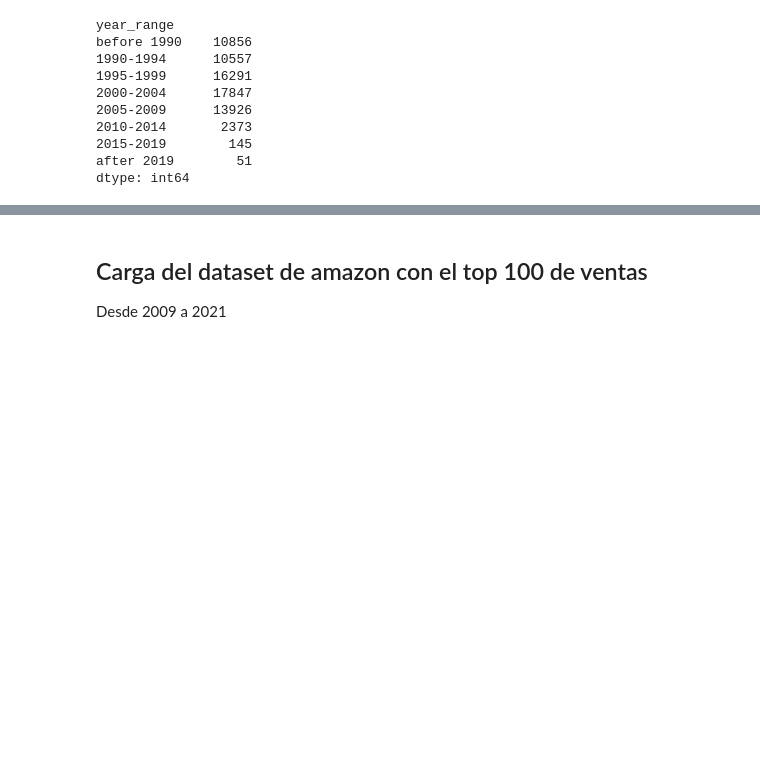
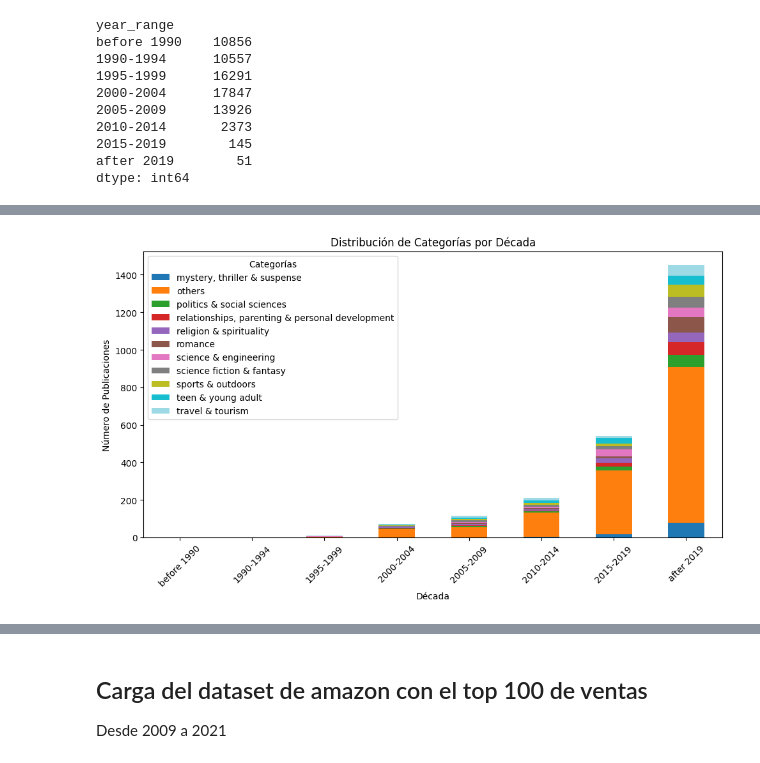
Before and after one commit to 4nn-1sM/Mercado_literario, a Jupyter notebook: notebooks/kindle.ipynb, the cells around one changed output, grey strips where cells are left out. Cells and saved outputs as stored; diff of their text form; code cells hidden in the pictures; blank space fills up the shorter version.

```diff
--- a/notebooks/kindle.ipynb
+++ b/notebooks/kindle.ipynb
@@ -632,0 +745,4 @@ dtype: int64
+# %%
+generos_decada = df_audible.groupby(["year_range","category_top_10"])["title"].size().reset_index(name='counts')
+# %%
+generos_decada_piv = generos_decada.pivot(index='year_range', columns='category_top_10', values='counts')
@@ -632,0 +762,11 @@ dtype: int64
+# %%
+generos_decada_piv.plot(kind="bar", stacked=True, figsize=(10,6), colormap="tab20")
+plt.title('Distribución de Categorías por Década')
+plt.ylabel('Número de Publicaciones')
+plt.xlabel('Década')
+plt.xticks(rotation=45)
+plt.legend(title='Categorías')
+plt.tight_layout()
+plt.show()
+# %% [output]
+[figure, added]
```
Also changed, not shown: parts of 59 cells of this notebook, 2 other files.
